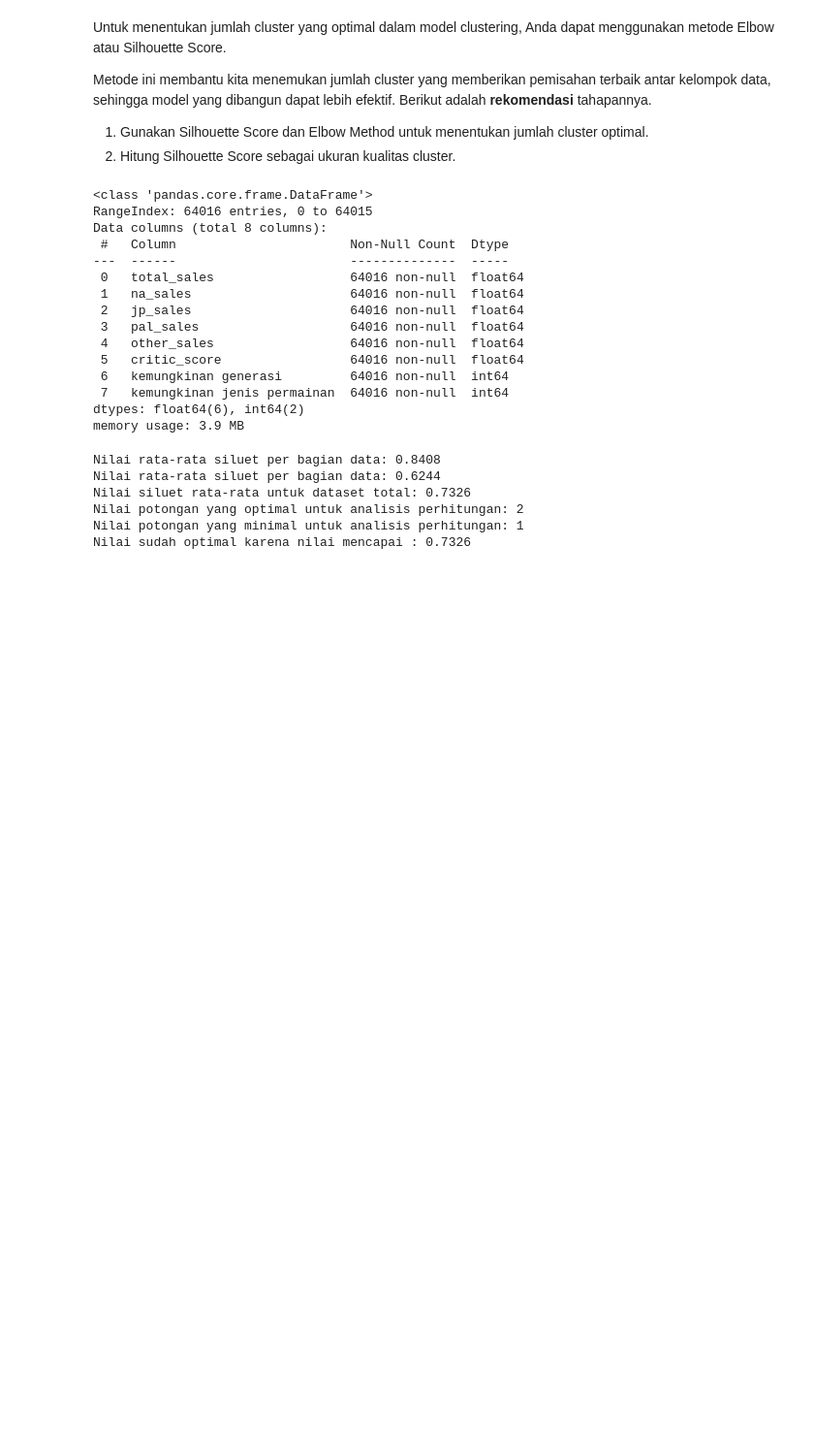
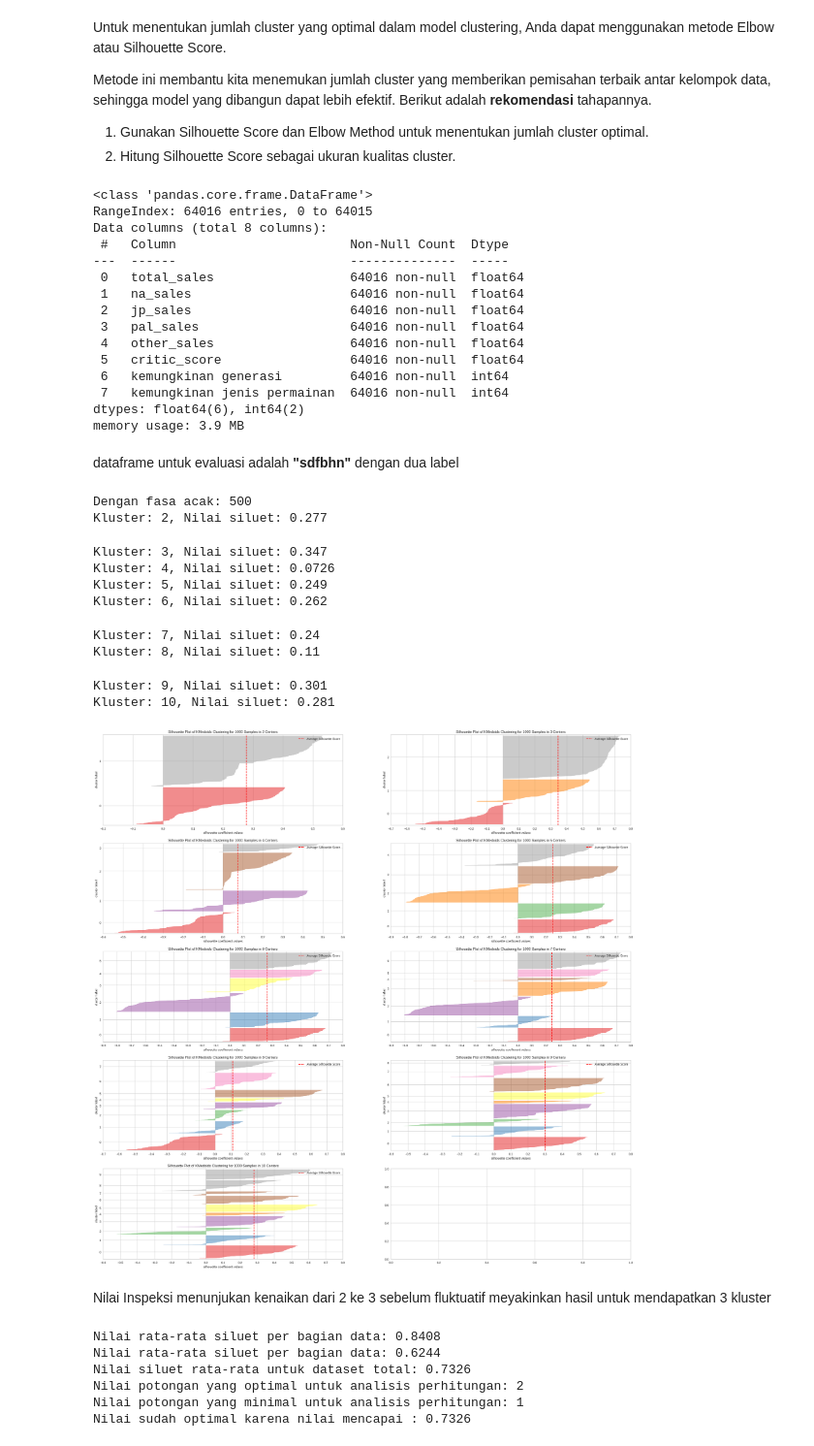
Before and after one commit to DGkurnia/cnkproject, a Jupyter notebook: BMLP_Derfansyah_Guswiranata_Kurnia_clus_ii.ipynb, the cells around one changed output. Shown at 97% size. Cells and saved outputs as stored; diff of their text form; code cells hidden in the pictures; blank space fills up the shorter version.

```diff
--- a/BMLP_Derfansyah_Guswiranata_Kurnia_clus_ii.ipynb
+++ b/BMLP_Derfansyah_Guswiranata_Kurnia_clus_ii.ipynb
@@ -754,6 +747,17 @@ Data columns (total 8 columns):
  7   kemungkinan jenis permainan  64016 non-null  int64
 dtypes: float64(6), int64(2)
 memory usage: 3.9 MB
+# %% [markdown]
+dataframe untuk evaluasi adalah **"sdfbhn"** dengan dua label
 # %%
 #pengambilan nilai untuk analisis fitur
 nilkomp = sdfbhn.values.copy() #Nilai untuk inspeksi K-medoid
+# %%
+#Deklarasi Bagian fungsi inspeksi kluster (Deklarasi batas)
+optsil = 0.70 #Nilai optimal untuk Silhouette
+minsil = 0.55 # Nilai minimal
+pjgdata = len(nilkomp) #Panjang data utama
+klrange = range(2,11) #Batas kisaran kluster
+rstateval = 500 #Aspek 'Random State'
+size = 1000 #Batas sampel
+#ke fungsi
@@ -760 +814,18 @@ nilkomp = sdfbhn.values.copy() #Nilai untuk inspeksi K-medoid
+# %%
+#Bagian eksekusi inspeksi kluster
+inspnormal = inspeksi_klus(nilkomp) #Kondisi normal
+# %% [output]
+Dengan fasa acak: 500
+Kluster: 2, Nilai siluet: 0.277
+Kluster: 3, Nilai siluet: 0.347
+Kluster: 4, Nilai siluet: 0.0726
+Kluster: 5, Nilai siluet: 0.249
+Kluster: 6, Nilai siluet: 0.262
+Kluster: 7, Nilai siluet: 0.24
+Kluster: 8, Nilai siluet: 0.11
+Kluster: 9, Nilai siluet: 0.301
+Kluster: 10, Nilai siluet: 0.281
+[figure, added]
+# %% [markdown]
+Nilai Inspeksi menunjukan kenaikan dari 2 ke 3 sebelum fluktuatif meyakinkan hasil untuk mendapatkan 3 kluster
 # %%
```
Also changed, not shown: parts of 36 cells of this notebook.
